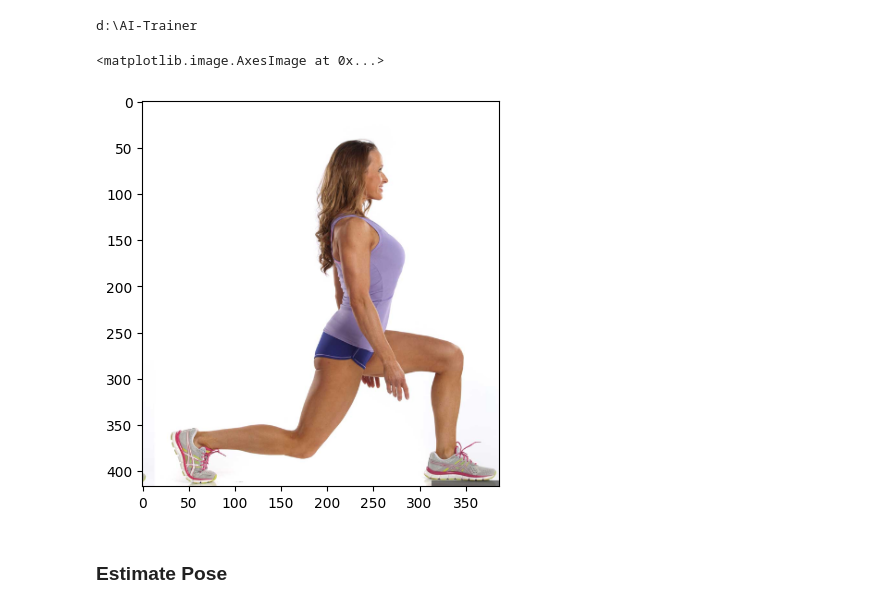
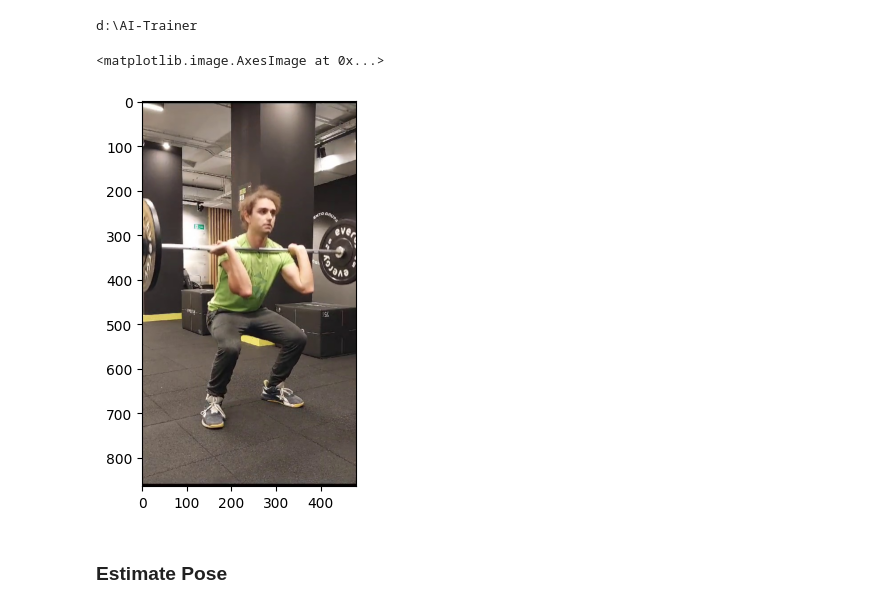
Before and after one commit to KKopilka/AI-FinessTrainer, a Jupyter notebook: docs/tutorial_front_squat.ipynb, the cells around one changed output. Cells and saved outputs as stored; diff of their text form; code cells hidden in the pictures.

```diff
--- a/docs/tutorial_front_squat.ipynb
+++ b/docs/tutorial_front_squat.ipynb
@@ -14,19 +14,19 @@ d:\AI-Trainer
 # %%
 import matplotlib.pyplot as plt
 import cv2
 
-IMAGE_PATH = "./assets/1.png"  # change if needed
+IMAGE_PATH = "./assets/715_low_elbows.jpg"  # change if needed
 
 # read image
 image = cv2.imread(IMAGE_PATH)
 image = cv2.cvtColor(image, cv2.COLOR_BGR2RGB)
 
 # plot image
 plt.figure(1, figsize=(5, 5))
 plt.imshow(image)
 # %% [output]
 <matplotlib.image.AxesImage at 0x...>
-[figure, old version]
+[figure, new version]
 # %% [markdown]
 ### Estimate Pose
 # %%
```
Also changed, not shown: parts of 3 cells of this notebook, 9 other files.
